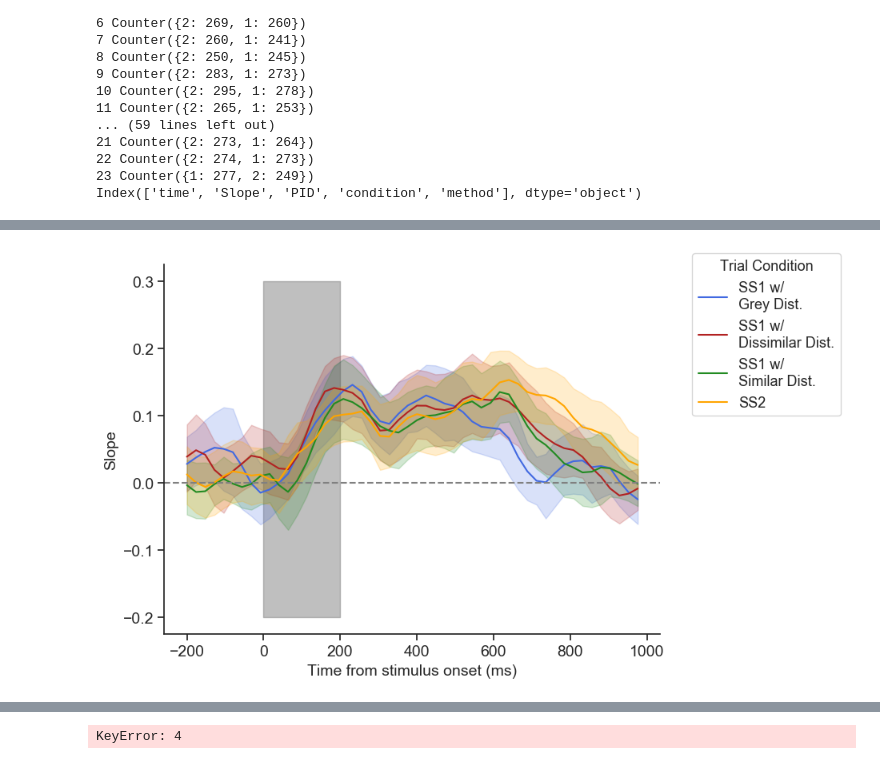
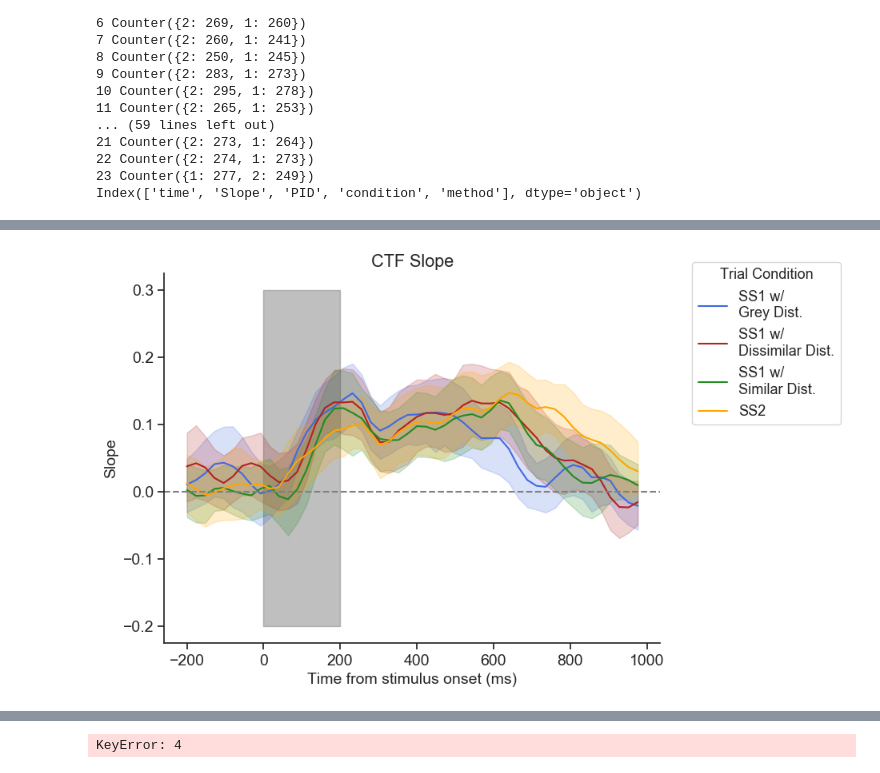
Before and after one commit to WilliamThyer/Dissociating-Spatial-and-Item-Based-Attention, a Jupyter notebook: Discus/analysis/IEM.ipynb, the cells around one changed output, grey strips where cells are left out. Saved outputs shown, nothing was run; the diff lists cells and outputs as text; code cells hidden in the pictures.

```diff
--- a/Discus/analysis/IEM.ipynb
+++ b/Discus/analysis/IEM.ipynb
@@ -468,0 +459,3 @@ df = pd.concat([slope_sim,slope_dis.query('condition=="ss1_dis"'),slope_vdis.que
+# %%
+df = pd.read_csv('output/iems.csv')
+df.head()
@@ -471,33 +471,34 @@ plt.close()
 colors = ['royalblue', 'firebrick', 'forestgreen', 'orange']
 # colors = [colors[3]]
 
 sd = df.query('method=="Observed"').reset_index()
 # sd = sd.query('condition=="ss2"')
 
 fig,ax =plt.subplots(figsize=(8,6))
 stim_lower = -.2
 stim_upper = .3
 ax.fill_between([0,200], [stim_lower, stim_lower], [
                 stim_upper, stim_upper], color='gray', alpha=.5)
 ax = sns.lineplot(x='time', y='Slope', hue='condition',  data=sd, palette=colors,hue_order=['ss1_vdis','ss1_dis','ss1_sim','ss2'])
 # ax = sns.lineplot(x='time', y='Slope', hue='condition',  data=sd, palette=colors)
 ax.axhline(y=0, color='grey', linestyle='--')
 
 # aesthetics
 ax.spines['right'].set_visible(False)
 ax.spines['top'].set_visible(False)
 ax.yaxis.set_ticks_position('left')
 ax.xaxis.set_ticks_position('bottom')
 ax.set_xlabel('Time from stimulus onset (ms)',fontsize=14)
 ax.set_ylabel('Slope',fontsize=14)
 plt.setp(ax.get_xticklabels(), fontsize=14)
 plt.setp(ax.get_yticklabels(), fontsize=14)
 labels = ['SS1 w/\nGrey Dist.','SS1 w/\nDissimilar Dist.','SS1 w/\nSimilar Dist.','SS2']
 # labels = ['SS2']
 leg = ax.legend(title='Trial Condition',labels=labels,fontsize=13,bbox_to_anchor=(1.05, 1.05))
 plt.setp(leg.get_title(),fontsize=13)
-# plt.savefig('2.png',dpi=500,bbox_inches='tight')
-plt.savefig('slope.png',dpi=500,bbox_inches='tight')
+plt.title('CTF Slope')
+plt.savefig('output/figures/iem_slope.png',dpi=500,bbox_inches='tight')
+
 plt.show()
 # %% [output]
-[figure, old version]
+[figure, new version]
```
Also changed, not shown: parts of 11 cells of this notebook, 9 other files.
